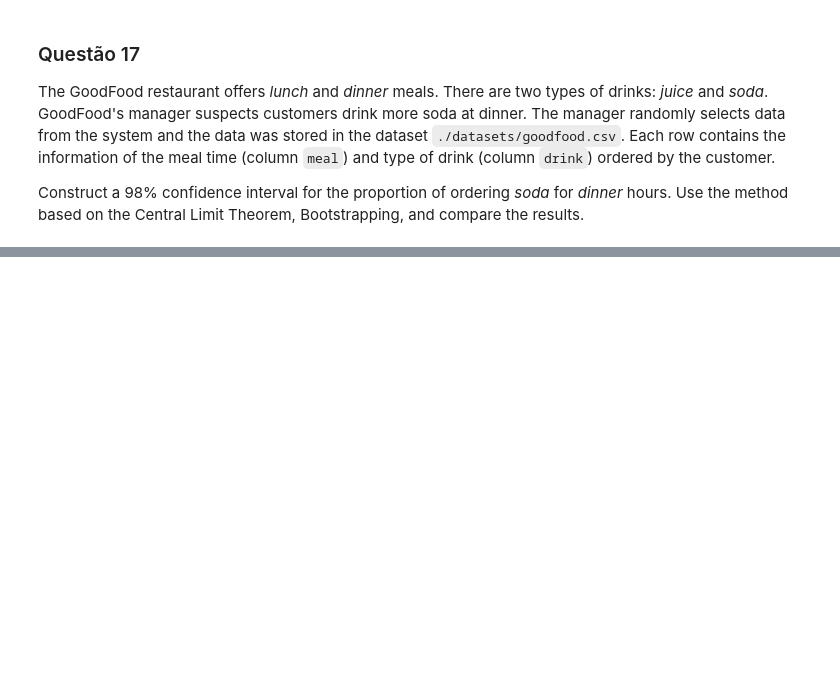
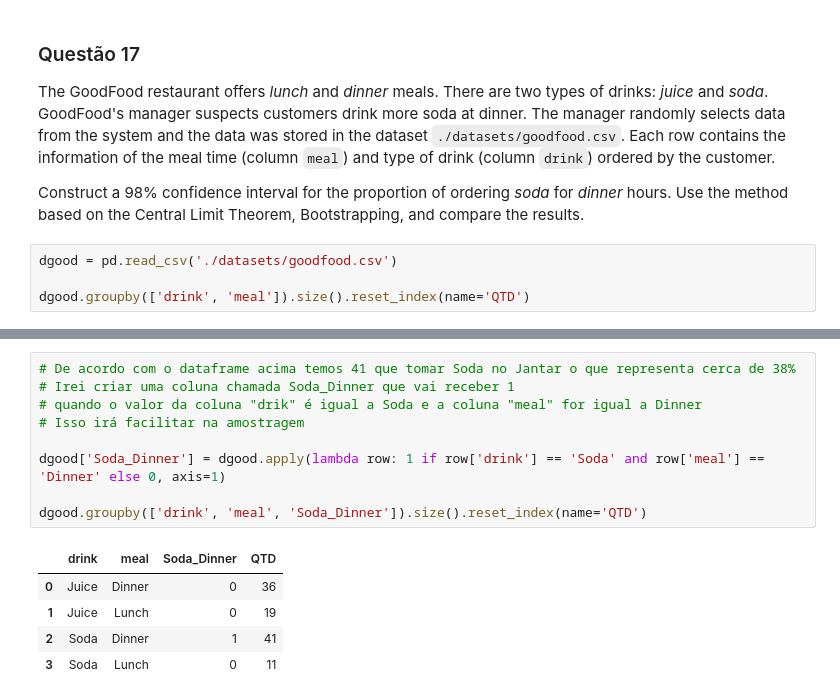
Before and after one commit to JPedroUNIVESP/Atividade1IFSP, a Jupyter notebook: .ipynb, the cells around one changed output, grey strips where cells are left out. Cells and saved outputs as stored; diff of their text form; blank space fills up the shorter version.

```diff
--- a/.ipynb
+++ b/.ipynb
@@ -347,3 +815,7 @@ The municipal administration wants to estimate the proportion of color blind in
 The GoodFood restaurant offers _lunch_ and _dinner_ meals. There are two types of drinks: _juice_ and _soda_. GoodFood's manager suspects customers drink more soda at dinner. The manager randomly selects data from the system and the data was stored in the dataset `./datasets/goodfood.csv`. Each row contains the information of the meal time (column `meal`) and type of drink (column `drink`) ordered by the customer.
 
 Construct a 98% confidence interval for the proportion of ordering _soda_ for _dinner_ hours. Use the method based on the Central Limit Theorem, Bootstrapping, and compare the results.
+# %%
+dgood = pd.read_csv('./datasets/goodfood.csv')
+
+dgood.groupby(['drink', 'meal']).size().reset_index(name='QTD')
@@ -349,0 +828,15 @@ Construct a 98% confidence interval for the proportion of ordering _soda_ for _d
+# %%
+# De acordo com o dataframe acima temos 41 que tomar Soda no Jantar o que representa cerca de 38%
+# Irei criar uma coluna chamada Soda_Dinner que vai receber 1
+# quando o valor da coluna "drik" é igual a Soda e a coluna "meal" for igual a Dinner
+# Isso irá facilitar na amostragem
+
+dgood['Soda_Dinner'] = dgood.apply(lambda row: 1 if row['drink'] == 'Soda' and row['meal'] == 'Dinner' else 0, axis=1)
+
+dgood.groupby(['drink', 'meal', 'Soda_Dinner']).size().reset_index(name='QTD')
+# %% [output]
+|  | drink | meal | Soda_Dinner | QTD |
+| 0 | Juice | Dinner | 0 | 36 |
+| 1 | Juice | Lunch | 0 | 19 |
+| 2 | Soda | Dinner | 1 | 41 |
+| 3 | Soda | Lunch | 0 | 11 |
```
Also changed, not shown: parts of 19 cells of this notebook.
